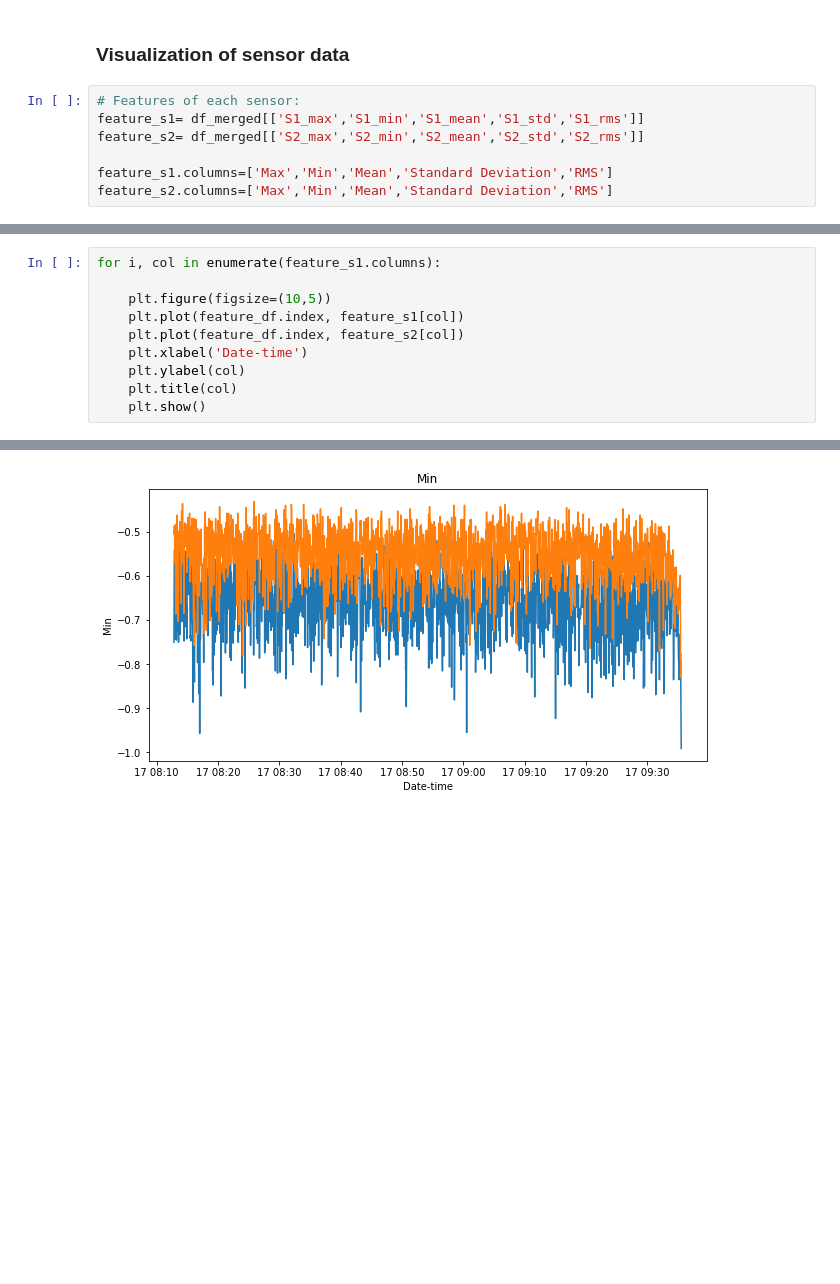
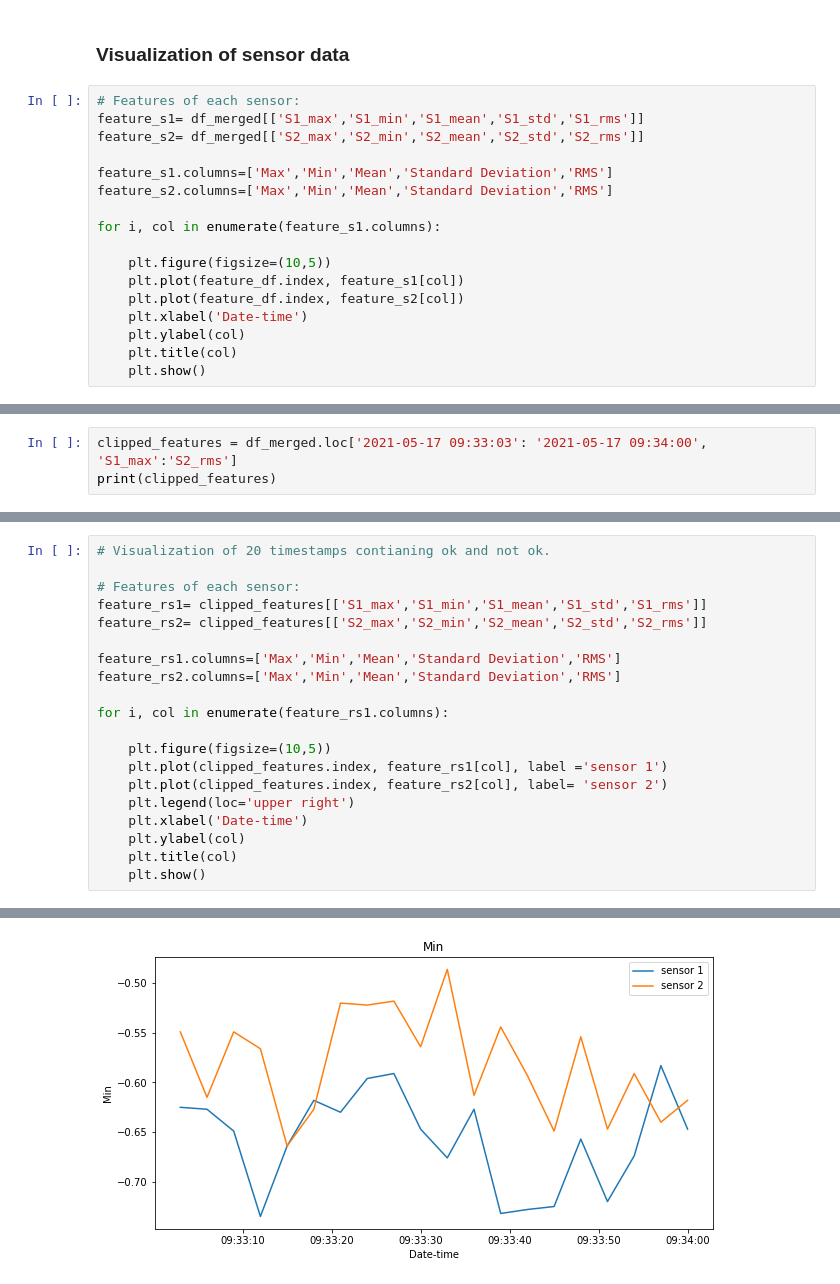
Before and after one commit to nikhilmenon06/Fault-Detection-in-Washing-Machine-Panel, a Jupyter notebook: BearingError.ipynb, the cells around one changed output, grey strips where cells are left out. Drawn from its saved outputs; the diff is of its cells as text; blank space fills up the shorter version.

Commit message:
added some visualizations

```diff
--- a/BearingError.ipynb
+++ b/BearingError.ipynb
@@ -147,3 +147,13 @@ feature_s2= df_merged[['S2_max','S2_min','S2_mean','S2_std','S2_rms']]
 
 feature_s1.columns=['Max','Min','Mean','Standard Deviation','RMS']
 feature_s2.columns=['Max','Min','Mean','Standard Deviation','RMS']
+
+for i, col in enumerate(feature_s1.columns):
+
+    plt.figure(figsize=(10,5))
+    plt.plot(feature_df.index, feature_s1[col])
+    plt.plot(feature_df.index, feature_s2[col])
+    plt.xlabel('Date-time')
+    plt.ylabel(col)
+    plt.title(col)
+    plt.show()
@@ -149,0 +166,3 @@ feature_s2.columns=['Max','Min','Mean','Standard Deviation','RMS']
+# %%
+clipped_features = df_merged.loc['2021-05-17 09:33:03': '2021-05-17 09:34:00', 'S1_max':'S2_rms']
+print(clipped_features)
@@ -150,9 +187,19 @@ feature_s2.columns=['Max','Min','Mean','Standard Deviation','RMS']
 # %%
-for i, col in enumerate(feature_s1.columns):
+# Visualization of 20 timestamps contianing ok and not ok.
+
+# Features of each sensor:
+feature_rs1= clipped_features[['S1_max','S1_min','S1_mean','S1_std','S1_rms']]
+feature_rs2= clipped_features[['S2_max','S2_min','S2_mean','S2_std','S2_rms']]
+
+feature_rs1.columns=['Max','Min','Mean','Standard Deviation','RMS']
+feature_rs2.columns=['Max','Min','Mean','Standard Deviation','RMS']
+
+for i, col in enumerate(feature_rs1.columns):
 
     plt.figure(figsize=(10,5))
-    plt.plot(feature_df.index, feature_s1[col])
-    plt.plot(feature_df.index, feature_s2[col])
+    plt.plot(clipped_features.index, feature_rs1[col], label ='sensor 1')
+    plt.plot(clipped_features.index, feature_rs2[col], label= 'sensor 2')
+    plt.legend(loc='upper right')
     plt.xlabel('Date-time')
     plt.ylabel(col)
     plt.title(col)
@@ -162 +209 @@ for i, col in enumerate(feature_s1.columns):
-[figure, old version]
+[figure, new version]
```
Also changed, not shown: parts of 5 cells of this notebook.
